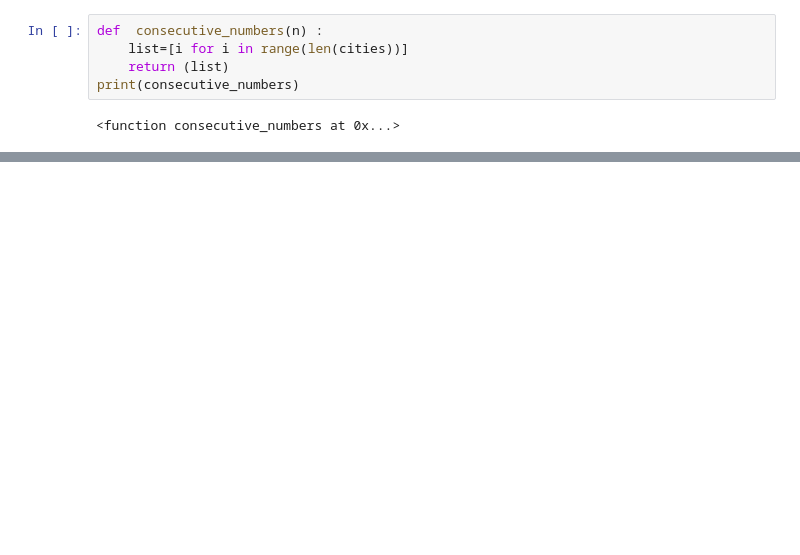
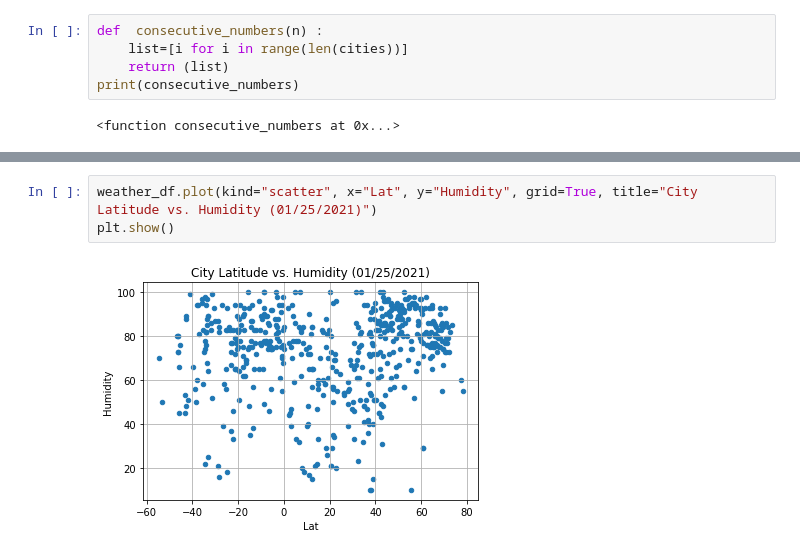
Before and after one commit to khennenf/python-api-challenge, a Jupyter notebook: Homework/Instructions/starter_code/Weather_Py_2.ipynb, the cells around one changed output, grey strips where cells are left out. Cells and saved outputs as stored; diff of their text form; blank space fills up the shorter version.

```diff
--- a/Homework/Instructions/starter_code/Weather_Py_2.ipynb
+++ b/Homework/Instructions/starter_code/Weather_Py_2.ipynb
@@ -191,0 +194,5 @@ print(new_lat)
+# %%
+weather_df.plot(kind="scatter", x="Lat", y="Humidity", grid=True, title="City Latitude vs. Humidity (01/25/2021)")
+plt.show()
+# %% [output]
+[figure, added]
```
Also changed, not shown: parts of 21 cells of this notebook, 3 other files.
